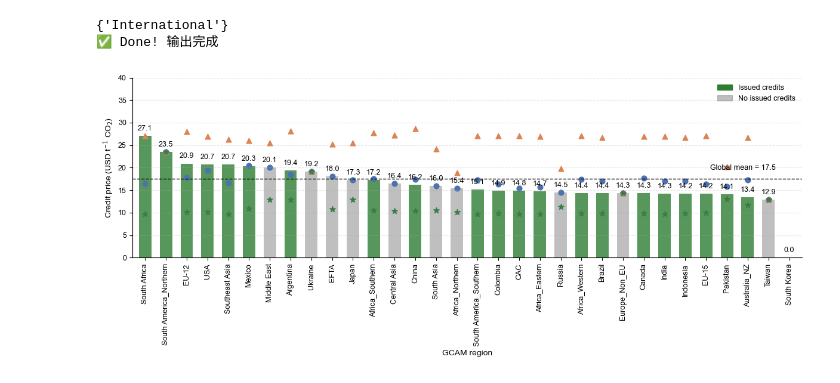
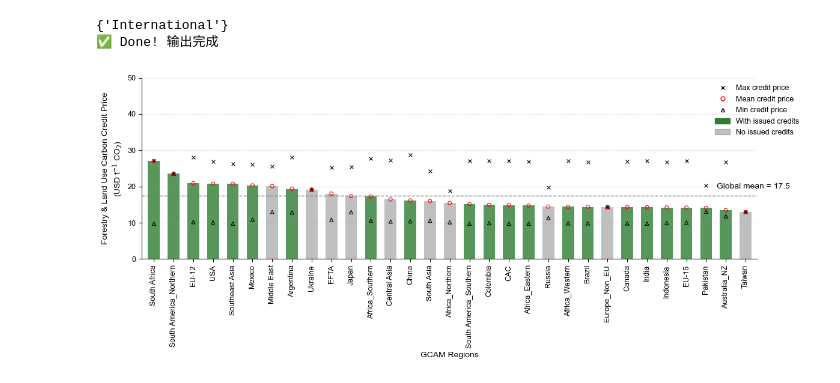
Before and after one commit to debibooo/Global_land_carbon_credit, a Jupyter notebook: plotting/credit_price_to_gcam.ipynb, the cells around one changed output. Drawn from its saved outputs; the diff is of its cells as text; code cells hidden in the pictures.

```diff
--- a/plotting/credit_price_to_gcam.ipynb
+++ b/plotting/credit_price_to_gcam.ipynb
@@ -140,6 +140,7 @@ import pandas as pd
 import numpy as np
 import matplotlib.pyplot as plt
 import matplotlib.patches as mpatches
+import matplotlib.lines as mlines
 
 plt.rcParams.update({
     "font.family": "Arial",
@@ -205,79 +206,92 @@ for i in range(len(df)):
 
 ax.axhline(
     weighted_mean,
-    color='black',
+    color='grey',
     linestyle='--',
     linewidth=1
 )
-# ===== 平均值（主信息）=====
-plt.scatter(
-    x,
-    df["mean_price"],
-    marker="o",
-    s=40,
-    color="#4C72B0",
-    label="Mean"
-)
+
 
 # ===== 最大值 =====
 plt.scatter(
     x,
     df["max_price"],
-    marker="^",
-    s=40,
-    color="#DD8452",
+    marker="x",              # 叉号，对应图中 Fuel excise tax 样式
+    s=18,
+    color="black",
+    linewidths=0.8,
     label="Max"
 )
 
 # ===== 最小值 =====
 plt.scatter(
     x,
     df["min_price"],
-    marker="*",
-    s=50,
-    color="#3A7D44",
+    marker="^",
+    s=18,
+    facecolors="none",      # 空心圆，对应图中 Explicit carbon tax 样式
+    edgecolors="black",
+    linewidths=0.8,
     label="Min"
+)
+# ===== 加权均值 =====
+plt.scatter(
+    x,
+    df["weighted_mean_price"],
+    marker="o",
+    s=18,
+    facecolors="none",      # 空心圆，对应图中 Explicit carbon tax 样式
+    edgecolors="red",
+    linewidths=0.8,
+    label="Weighted mean"
 )
 
 ax.set_xticks(x)
 ax.set_xticklabels(df["gcam_region"], rotation=90)
 
-ax.set_ylabel("Credit price (USD t$^{-1}$ CO$_2$)")
-ax.set_xlabel("GCAM region")
-for i, (v, upper) in enumerate(zip(df["weighted_mean_price"], df["ci_upper"])):
-    ax.text(
-        i,
-        upper + 0.8,
-        f"{v:.1f}",
-        ha='center',
-        va='bottom',
-        fontsize=9
-    )
+ax.set_ylabel("Forestry & Land Use Carbon Credit Price" + "\n" + "(USD t$^{-1}$ CO$_2$)")
+ax.set_xlabel("GCAM Regions")
+# for i, (v, upper) in enumerate(zip(df["weighted_mean_price"], df["ci_upper"])):
+#     ax.text(
+#         i,
+#         upper + 0.8,
+#         f"{v:.1f}",
+#         ha='center',
+#         va='bottom',
+#         fontsize=9
+#     )
 
 ax.text(
-    len(df) * 0.85,
+    len(df) * 0.92,
     weighted_mean + 2,
     f"Global mean = {weighted_mean:.1f}",
-    fontsize=9
+    fontsize=10
 )
 
 ax.spines["top"].set_visible(False)
 ax.spines["right"].set_visible(False)
 
 ax.grid(axis="y", linestyle="--", alpha=0.3)
 
-ax.set_ylim(0, 40)
+ax.set_ylim(0, 50)
 ax.margins(x=0.01)
 legend_elements = [
-    mpatches.Patch(color="#2E7D32", label="Issued credits"),
-    mpatches.Patch(color="gray", alpha=0.5, label="No issued credits")
+    mlines.Line2D([], [], marker="x", color="black",
+                  linestyle="None", markersize=5, label="Max credit price"),
+    mlines.Line2D([], [], marker="o",markerfacecolor="none", color="red",
+                  linestyle="None", markersize=5, label="Mean credit price"),
+    mlines.Line2D([], [], marker="^",markerfacecolor="none", color="black",
+                  linestyle="None", markersize=5, label="Min credit price"),
+    mpatches.Patch(color="#2E7D32", label="With issued credits"),
+    mpatches.Patch(color="gray", alpha=0.5, label="No issued credits"),
+
 ]
-ax.legend(handles=legend_elements, frameon=False)
+ax.legend(handles=legend_elements, frameon=False,loc="upper left", bbox_to_anchor=(0.92, 1))
 
 plt.tight_layout()
 plt.savefig("/Users/shirley/Desktop/forest restoration/forest_credit/output/Fig/figure1b_forestry_credit_prices.pdf", dpi=600)
 
 plt.show()
 # %% [output]
-[figure, old version]
+[figure, new version]
 # %%
```
Also changed, not shown: parts of 2 cells of this notebook, 2 other files.
